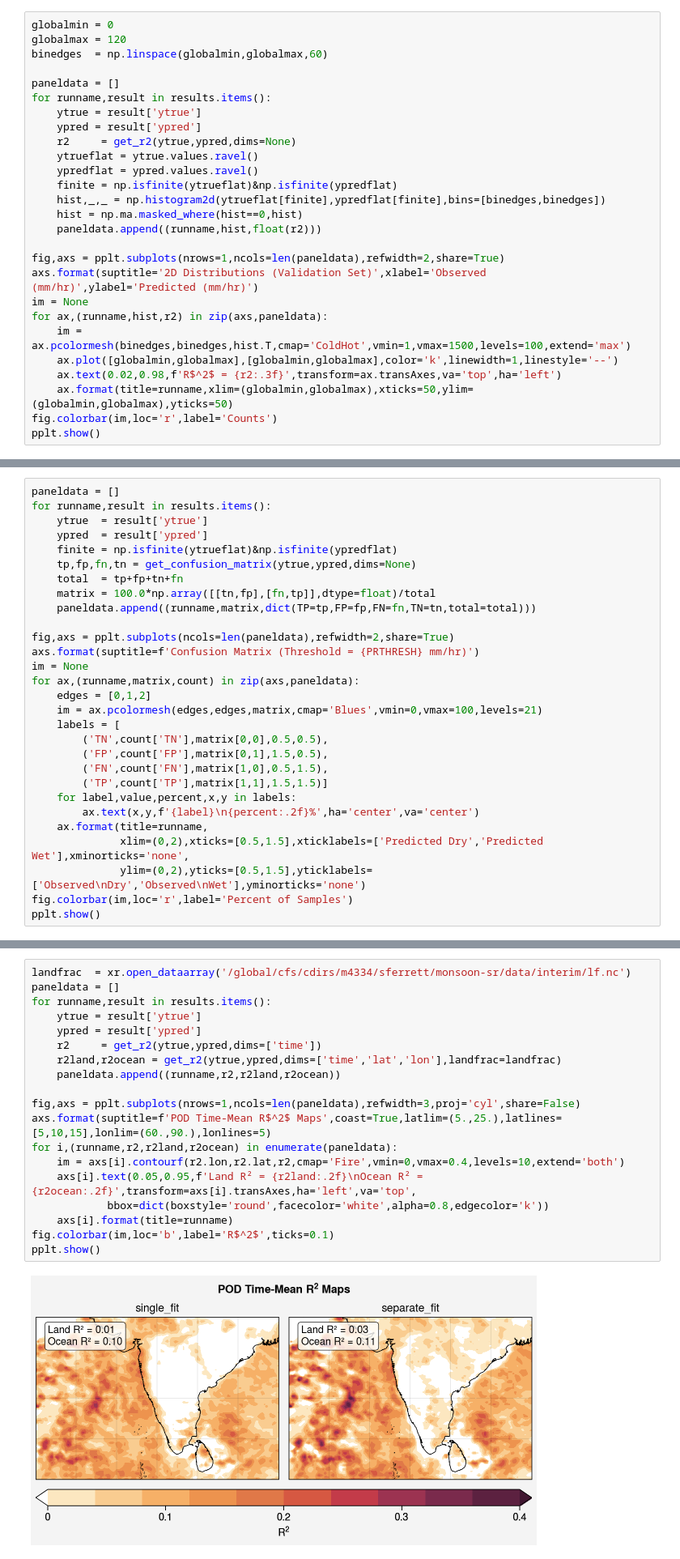
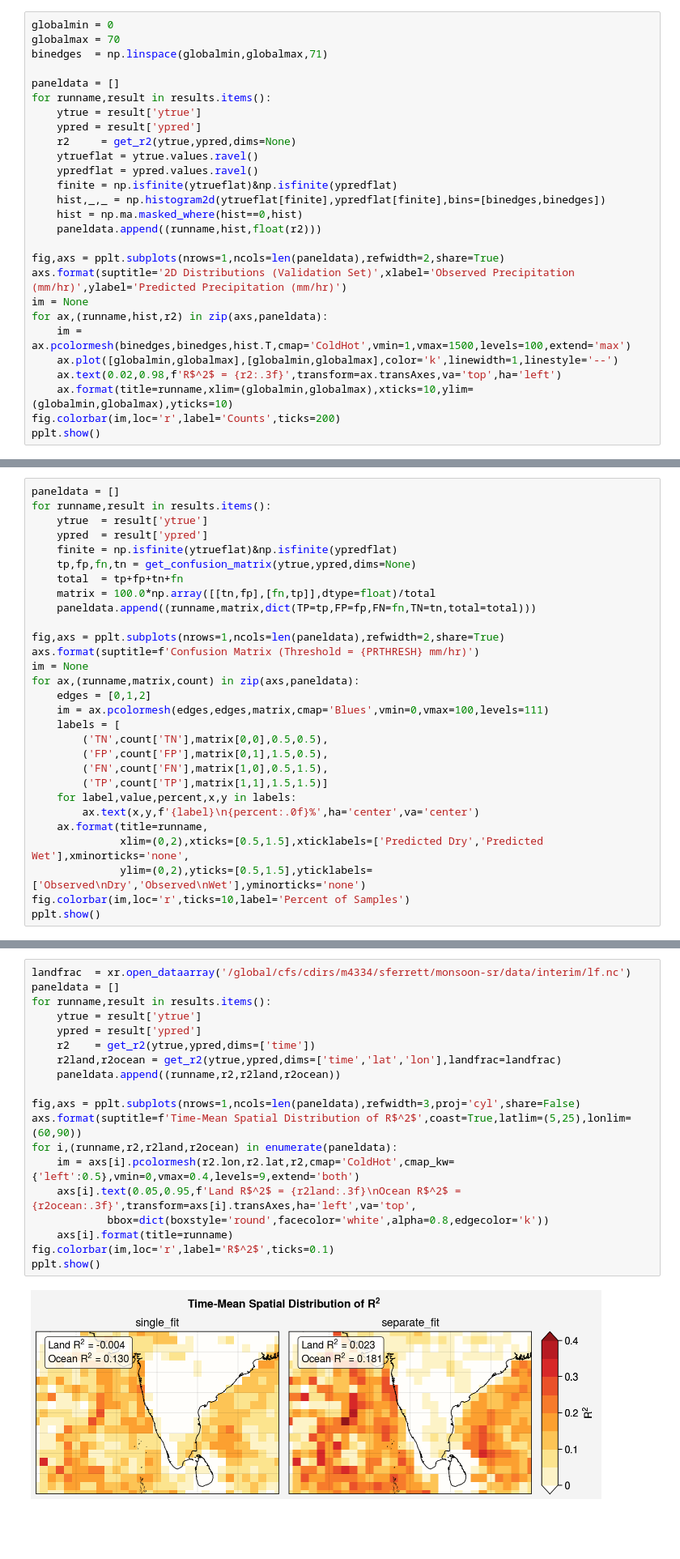
Before and after one commit to savannahferretti/monsoon-sr, a Jupyter notebook: notebooks/pod.ipynb, the cells around one changed output, grey strips where cells are left out. Shown: that part at 81% size. Cells and saved outputs as stored; diff of their text form; blank space fills up the shorter version.

```diff
--- a/notebooks/pod.ipynb
+++ b/notebooks/pod.ipynb
@@ -112,8 +112,8 @@ for run in RUNS:
     results[runname] = dict(description=description,ytrue=ytrue,ypred=ypred)
 # %%
 globalmin = 0
-globalmax = 120
-binedges  = np.linspace(globalmin,globalmax,60)
+globalmax = 70
+binedges  = np.linspace(globalmin,globalmax,71)
 
 paneldata = []
 for runname,result in results.items():
@@ -128,13 +128,13 @@ for runname,result in results.items():
     paneldata.append((runname,hist,float(r2)))
 
 fig,axs = pplt.subplots(nrows=1,ncols=len(paneldata),refwidth=2,share=True)
-axs.format(suptitle='2D Distributions (Validation Set)',xlabel='Observed (mm/hr)',ylabel='Predicted (mm/hr)')
+axs.format(suptitle='2D Distributions (Validation Set)',xlabel='Observed Precipitation (mm/hr)',ylabel='Predicted Precipitation (mm/hr)')
 im = None
 for ax,(runname,hist,r2) in zip(axs,paneldata):
     im = ax.pcolormesh(binedges,binedges,hist.T,cmap='ColdHot',vmin=1,vmax=1500,levels=100,extend='max')
     ax.plot([globalmin,globalmax],[globalmin,globalmax],color='k',linewidth=1,linestyle='--')
     ax.text(0.02,0.98,f'R$^2$ = {r2:.3f}',transform=ax.transAxes,va='top',ha='left')
-    ax.format(title=runname,xlim=(globalmin,globalmax),xticks=50,ylim=(globalmin,globalmax),yticks=50)
-fig.colorbar(im,loc='r',label='Counts')
+    ax.format(title=runname,xlim=(globalmin,globalmax),xticks=10,ylim=(globalmin,globalmax),yticks=10)
+fig.colorbar(im,loc='r',label='Counts',ticks=200)
 pplt.show()
 # %% [output]
@@ -150,22 +150,22 @@ for runname,result in results.items():
     matrix = 100.0*np.array([[tn,fp],[fn,tp]],dtype=float)/total
     paneldata.append((runname,matrix,dict(TP=tp,FP=fp,FN=fn,TN=tn,total=total)))
 
-fig,axs = pplt.subplots(ncols=len(paneldata),refwidth=2,share=True)
+fig,axs = pplt.subplots(nrows=1,ncols=len(paneldata),refwidth=2,share=True)
 axs.format(suptitle=f'Confusion Matrix (Threshold = {PRTHRESH} mm/hr)')
 im = None
 for ax,(runname,matrix,count) in zip(axs,paneldata):
     edges = [0,1,2]
-    im = ax.pcolormesh(edges,edges,matrix,cmap='Blues',vmin=0,vmax=100,levels=21)
+    im = ax.pcolormesh(edges,edges,matrix,cmap='Blues',vmin=0,vmax=100,levels=111)
     labels = [
         ('TN',count['TN'],matrix[0,0],0.5,0.5),
         ('FP',count['FP'],matrix[0,1],1.5,0.5),
         ('FN',count['FN'],matrix[1,0],0.5,1.5),
         ('TP',count['TP'],matrix[1,1],1.5,1.5)]
     for label,value,percent,x,y in labels:
-        ax.text(x,y,f'{label}\n{percent:.2f}%',ha='center',va='center')
+        ax.text(x,y,f'{label}\n{percent:.0f}%',ha='center',va='center')
     ax.format(title=runname,
               xlim=(0,2),xticks=[0.5,1.5],xticklabels=['Predicted Dry','Predicted Wet'],xminorticks='none',
               ylim=(0,2),yticks=[0.5,1.5],yticklabels=['Observed\nDry','Observed\nWet'],yminorticks='none')
-fig.colorbar(im,loc='r',label='Percent of Samples')
+fig.colorbar(im,loc='r',ticks=10,label='Percent of Samples')
 pplt.show()
 # %% [output]
@@ -173,21 +173,21 @@ pplt.show()
 # %%
 landfrac  = xr.open_dataarray('/global/cfs/cdirs/m4334/sferrett/monsoon-sr/data/interim/lf.nc')
 paneldata = []
 for runname,result in results.items():
     ytrue = result['ytrue']
     ypred = result['ypred']
-    r2     = get_r2(ytrue,ypred,dims=['time'])
+    r2    = get_r2(ytrue,ypred,dims=['time'])
     r2land,r2ocean = get_r2(ytrue,ypred,dims=['time','lat','lon'],landfrac=landfrac)
     paneldata.append((runname,r2,r2land,r2ocean))
 
 fig,axs = pplt.subplots(nrows=1,ncols=len(paneldata),refwidth=3,proj='cyl',share=False)
-axs.format(suptitle=f'POD Time-Mean R$^2$ Maps',coast=True,latlim=(5.,25.),latlines=[5,10,15],lonlim=(60.,90.),lonlines=5)
+axs.format(suptitle=f'Time-Mean Spatial Distribution of R$^2$',coast=True,latlim=(5,25),lonlim=(60,90))
 for i,(runname,r2,r2land,r2ocean) in enumerate(paneldata):
-    im = axs[i].contourf(r2.lon,r2.lat,r2,cmap='Fire',vmin=0,vmax=0.4,levels=10,extend='both')
-    axs[i].text(0.05,0.95,f'Land R² = {r2land:.2f}\nOcean R² = {r2ocean:.2f}',transform=axs[i].transAxes,ha='left',va='top',
+    im = axs[i].pcolormesh(r2.lon,r2.lat,r2,cmap='ColdHot',cmap_kw={'left':0.5},vmin=0,vmax=0.4,levels=9,extend='both')
+    axs[i].text(0.05,0.95,f'Land R$^2$ = {r2land:.3f}\nOcean R$^2$ = {r2ocean:.3f}',transform=axs[i].transAxes,ha='left',va='top',
             bbox=dict(boxstyle='round',facecolor='white',alpha=0.8,edgecolor='k'))
     axs[i].format(title=runname)
-fig.colorbar(im,loc='b',label='R$^2$',ticks=0.1)
+fig.colorbar(im,loc='r',label='R$^2$',ticks=0.1)
 pplt.show()
 # %% [output]
-[figure, old version]
+[figure, new version]
```
Also changed, not shown: parts of 5 cells of this notebook, 39 other files.
